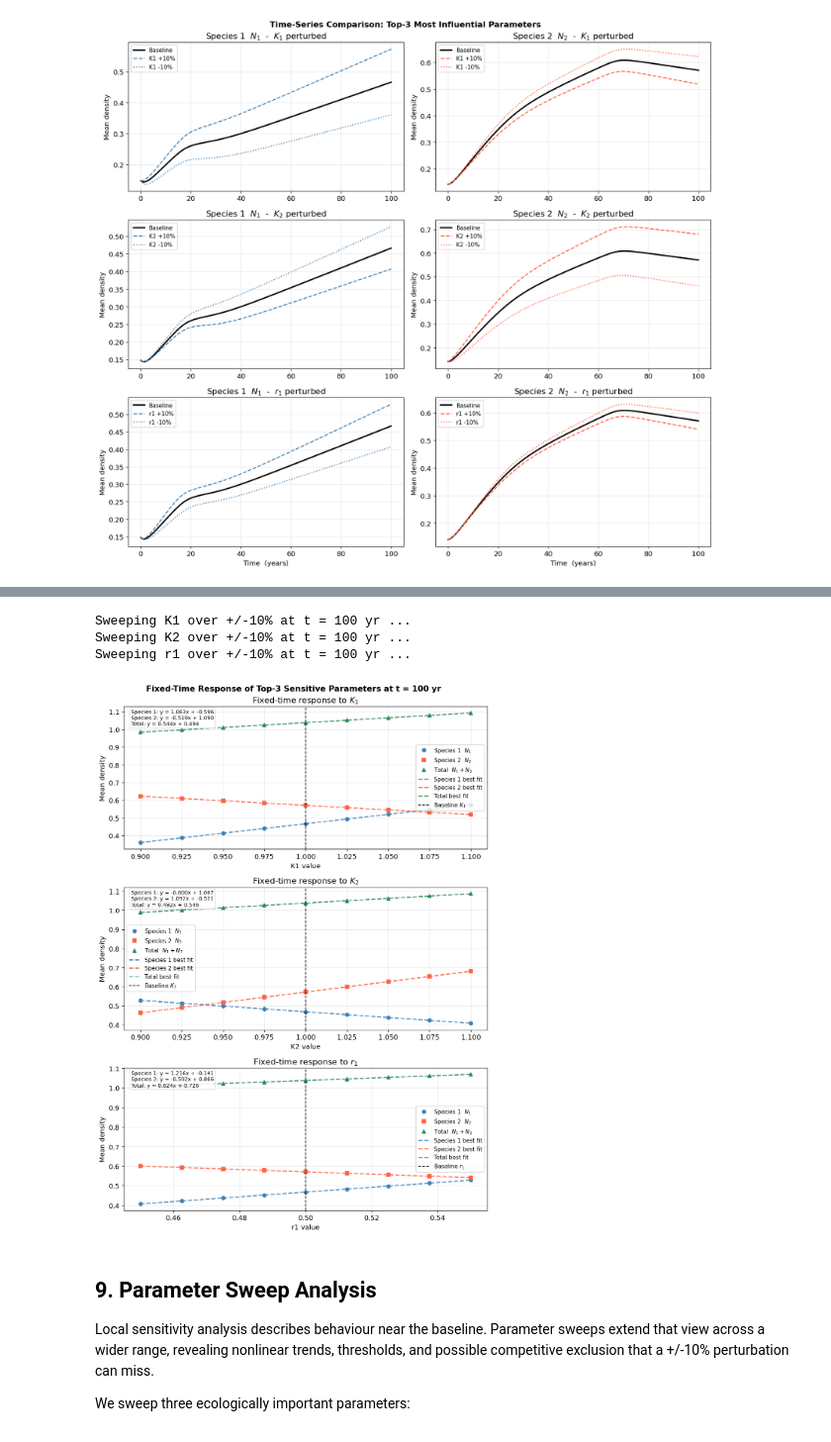
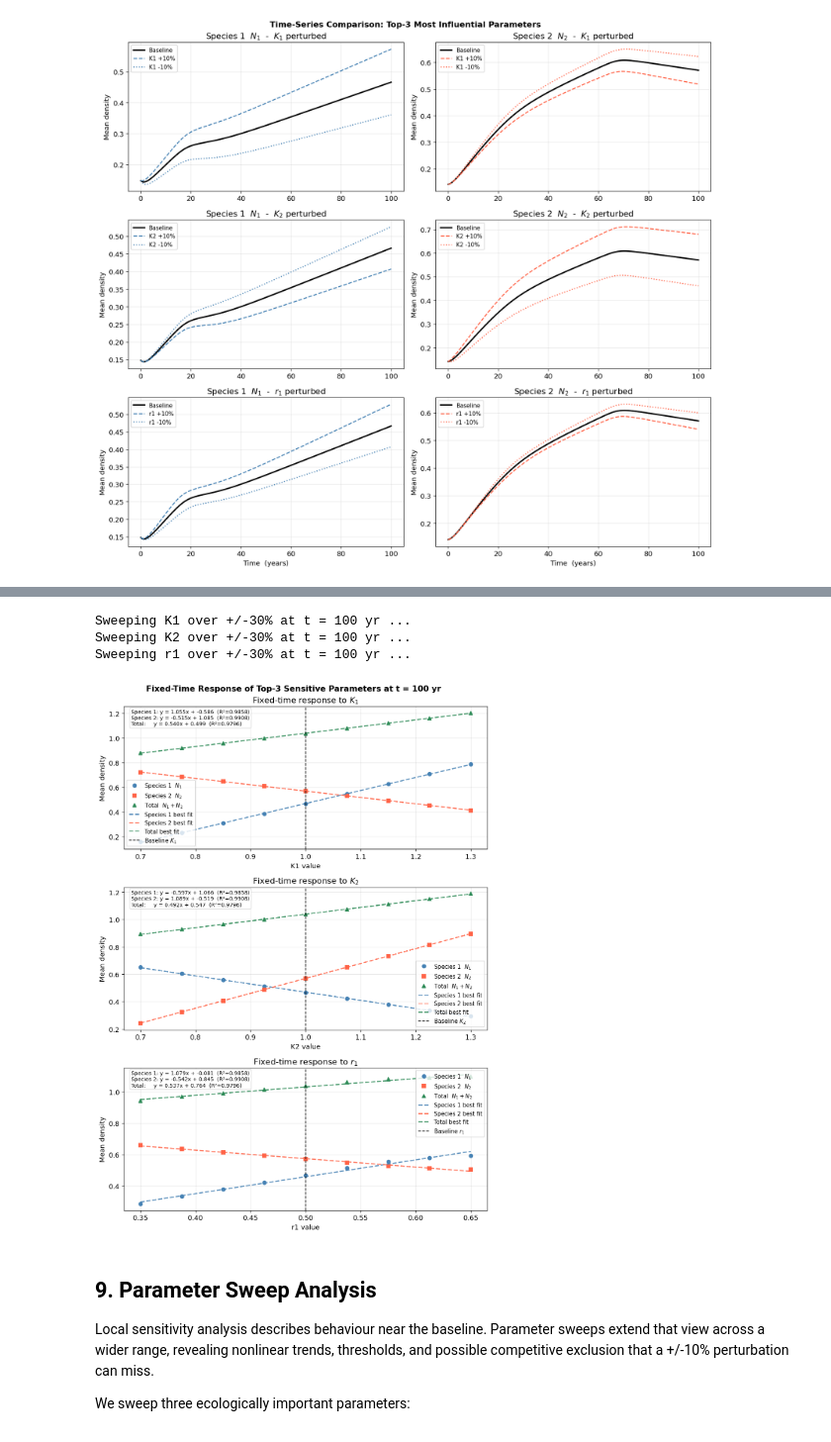
Before and after one commit to Bakri1851/Coding, a Jupyter notebook: sensitivity.ipynb, the cells around one changed output, grey strips where cells are left out. Shown at 99% size. Drawn from its saved outputs; the diff is of its cells as text; code cells hidden in the pictures.

```diff
--- a/sensitivity.ipynb
+++ b/sensitivity.ipynb
@@ -452,11 +475,11 @@ These dense local sweeps use the same +/-10% neighbourhood as the OAT sensitivit
 fixed_time_curves = {}
 
 for pname in top3_params:
-    sweep_values = np.linspace(0.9 * BASE[pname], 1.1 * BASE[pname], FIXED_SWEEP_POINTS)
+    sweep_values = np.linspace(0.7 * BASE[pname], 1.3 * BASE[pname], FIXED_SWEEP_POINTS)
     eq_n1_vals = []
     eq_n2_vals = []
 
-    print(f'Sweeping {pname} over +/-10% at t = {FIXED_TIME:.0f} yr ...')
+    print(f'Sweeping {pname} over +/-30% at t = {FIXED_TIME:.0f} yr ...')
     for val in sweep_values:
         p = BASE.copy()
         p[pname] = val
@@ -467,9 +490,19 @@ for pname in top3_params:
     n1_arr = np.array(eq_n1_vals)
     n2_arr = np.array(eq_n2_vals)
     total_arr = n1_arr + n2_arr
-    fit_n1 = np.polyfit(sweep_values, n1_arr, 1)
-    fit_n2 = np.polyfit(sweep_values, n2_arr, 1)
+    fit_n1    = np.polyfit(sweep_values, n1_arr,    1)
+    fit_n2    = np.polyfit(sweep_values, n2_arr,    1)
     fit_total = np.polyfit(sweep_values, total_arr, 1)
+
+    def _r2(y, fit, x):
+        res = y - np.polyval(fit, x)
+        ss_res = np.sum(res**2)
+        ss_tot = np.sum((y - y.mean())**2)
+        return 1.0 - ss_res / ss_tot if ss_tot > 1e-15 else 1.0
+
+    r2_n1    = _r2(n1_arr,    fit_n1,    sweep_values)
+    r2_n2    = _r2(n2_arr,    fit_n2,    sweep_values)
+    r2_total = _r2(total_arr, fit_total, sweep_values)
 
     fixed_time_curves[pname] = {
         'values': sweep_values,
@@ -493,40 +526,40 @@ for ax, pname in zip(axes, top3_params):
     x_fit = np.linspace(curve['values'].min(), curve['values'].max(), 200)
     y_fit_n1 = np.polyval(curve['fit_N1'], x_fit)
     y_fit_n2 = np.polyval(curve['fit_N2'], x_fit)
     y_fit_total = np.polyval(curve['fit_Total'], x_fit)
 
     m1, c1 = curve['fit_N1']
     m2, c2 = curve['fit_N2']
     m_total, c_total = curve['fit_Total']
     eq_text = '\n'.join([
-        f'Species 1: y = {m1:.3f}x + {c1:.3f}',
-        f'Species 2: y = {m2:.3f}x + {c2:.3f}',
-        f'Total: y = {m_total:.3f}x + {c_total:.3f}',
+        f'Species 1: y = {m1:.3f}x + {c1:.3f}  (R²={r2_n1:.4f})',
+        f'Species 2: y = {m2:.3f}x + {c2:.3f}  (R²={r2_n2:.4f})',
+        f'Total:     y = {m_total:.3f}x + {c_total:.3f}  (R²={r2_total:.4f})',
     ])
 
     ax.plot(curve['values'], curve['N1'], 'o', color='steelblue', ms=6, label='Species 1  $N_1$')
     ax.plot(curve['values'], curve['N2'], 's', color='tomato', ms=6, label='Species 2  $N_2$')
     ax.plot(curve['values'], curve['Total'], '^', color='seagreen', ms=6, label='Total  $N_1 + N_2$')
     ax.plot(x_fit, y_fit_n1, '--', color='steelblue', lw=1.8, alpha=0.85, label='Species 1 best fit')
     ax.plot(x_fit, y_fit_n2, '--', color='tomato', lw=1.8, alpha=0.85, label='Species 2 best fit')
     ax.plot(x_fit, y_fit_total, '--', color='seagreen', lw=1.8, alpha=0.85, label='Total best fit')
     ax.axvline(BASE[pname], color='k', ls='--', lw=1.2, label=f'Baseline {LABEL[pname]}')
     ax.set_xlabel(f'{pname} value')
     ax.set_ylabel('Mean density')
     ax.set_title(f'Fixed-time response to {LABEL[pname]}')
     ax.text(0.02, 0.98, eq_text, transform=ax.transAxes, va='top', ha='left',
             fontsize=8.5, bbox=dict(boxstyle='round,pad=0.3', facecolor='white', alpha=0.85, edgecolor='lightgrey'))
     ax.legend(fontsize=9)
 
 fig.suptitle(f'Fixed-Time Response of Top-3 Sensitive Parameters at t = {FIXED_TIME:.0f} yr',
              fontsize=13, fontweight='bold')
 fig.tight_layout()
 plt.show()
 # %% [output]
-Sweeping K1 over +/-10% at t = 100 yr ...
-Sweeping K2 over +/-10% at t = 100 yr ...
-Sweeping r1 over +/-10% at t = 100 yr ...
+Sweeping K1 over +/-30% at t = 100 yr ...
+Sweeping K2 over +/-30% at t = 100 yr ...
+Sweeping r1 over +/-30% at t = 100 yr ...
-[figure, old version]
+[figure, new version]
 # %% [markdown]
 ## 9. Parameter Sweep Analysis
 
```
Also changed, not shown: parts of 19 cells of this notebook, 3 other files.
